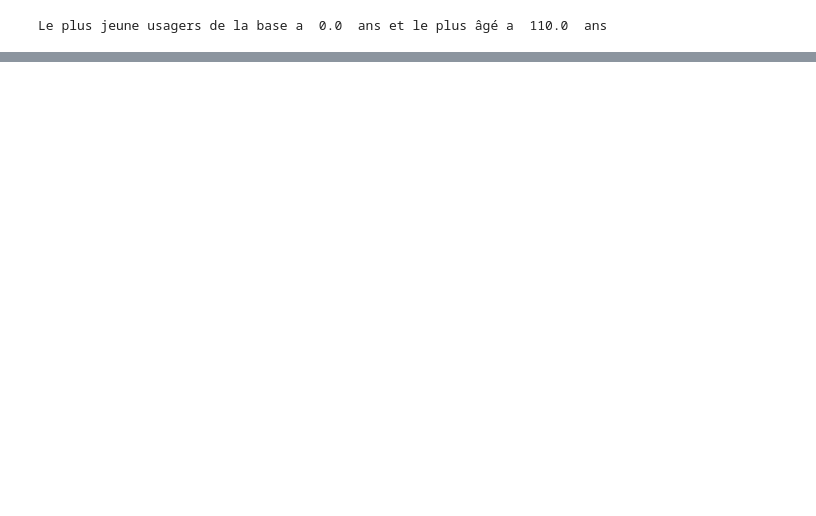
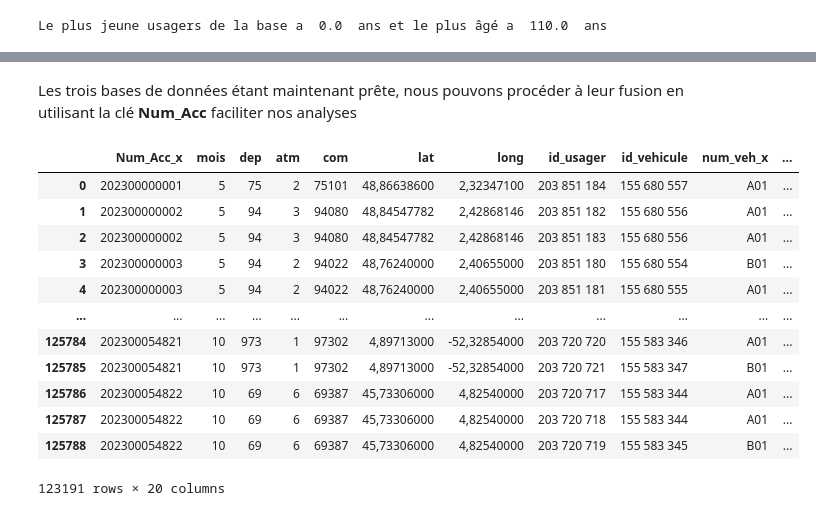
Before and after one commit to Deeson2002/Projet-python, a Jupyter notebook: Projet.ipynb, the cells around one changed output, grey strips where cells are left out. Drawn from its saved outputs; the diff is of its cells as text; code cells hidden in the pictures; blank space fills up the shorter version.

Commit message:
Complément traitement des bases

```diff
--- a/Projet.ipynb
+++ b/Projet.ipynb
@@ -238,5 +237,18 @@ La variable catégorielle âge sera codé comme suit :
    Cette catégorie regroupe des individus souvent vulnérables en raison de leurs capacités physiques ou mentales. Ils peuvent être piétons, passagers, ou conducteurs.
    Les conséquences d'un accident peuvent être plus graves pour cette tranche d'âge, ce qui en fait un groupe particulièrement intéressant à analyser dans les études de sécurité routière.
-# %%
-#Construction de la variable catégorielle âge
-usagers["age0"]=2023-usagers["age"]
+# %%
+# Création d'une variable âge à partir de l'année de naissance
+usagers['age'] = 2023 - usagers['an_nais']
+
+# Définition des intervalles et des catégories correspondantes
+#Elle a l'avantage de prendre moins de temps que la première
+bins = [0, 14, 17, 24, 64, 74, float('inf')]  # Intervalles d'âge
+code = [1, 2, 3, 4, 5, 6]                   # Catégories
+
+# Transformation de l'âge en variable catégorielle
+usagers['age'] = pd.cut(usagers['age'], bins=bins, labels=code, right=True, include_lowest=True)
+
+#Suppression de la variable an_nais
+del usagers['an_nais']
+# Vérification des résultats
+usagers
@@ -242,0 +279,22 @@ usagers["age0"]=2023-usagers["age"]
+# %% [markdown]
+Les trois bases de données étant maintenant prête, nous pouvons procéder à leur fusion en utilisant la clé **Num_Acc** faciliter nos analyses
+# %%
+#Fusion des bases caract-2023 et usagers-2023
+data = pd.merge(caract,usagers, on='Num_Acc', how='left')
+data=pd.merge(data,vehicules,on='id_vehicule',how="left")
+data=data.dropna()
+data
+# %% [output]
+|  | Num_Acc_x | mois | dep | atm | com | lat | long | id_usager | id_vehicule | num_veh_x | ... |
+| 0 | 202300000001 | 5 | 75 | 2 | 75101 | 48,86638600 | 2,32347100 | 203 851 184 | 155 680 557 | A01 | ... |
+| 1 | 202300000002 | 5 | 94 | 3 | 94080 | 48,84547782 | 2,42868146 | 203 851 182 | 155 680 556 | A01 | ... |
+| 2 | 202300000002 | 5 | 94 | 3 | 94080 | 48,84547782 | 2,42868146 | 203 851 183 | 155 680 556 | A01 | ... |
+| 3 | 202300000003 | 5 | 94 | 2 | 94022 | 48,76240000 | 2,40655000 | 203 851 180 | 155 680 554 | B01 | ... |
+| 4 | 202300000003 | 5 | 94 | 2 | 94022 | 48,76240000 | 2,40655000 | 203 851 181 | 155 680 555 | A01 | ... |
+| ... | ... | ... | ... | ... | ... | ... | ... | ... | ... | ... | ... |
+| 125784 | 202300054821 | 10 | 973 | 1 | 97302 | 4,89713000 | -52,32854000 | 203 720 720 | 155 583 346 | A01 | ... |
+| 125785 | 202300054821 | 10 | 973 | 1 | 97302 | 4,89713000 | -52,32854000 | 203 720 721 | 155 583 347 | B01 | ... |
+| 125786 | 202300054822 | 10 | 69 | 6 | 69387 | 45,73306000 | 4,82540000 | 203 720 717 | 155 583 344 | A01 | ... |
+| 125787 | 202300054822 | 10 | 69 | 6 | 69387 | 45,73306000 | 4,82540000 | 203 720 718 | 155 583 344 | A01 | ... |
+| 125788 | 202300054822 | 10 | 69 | 6 | 69387 | 45,73306000 | 4,82540000 | 203 720 719 | 155 583 345 | B01 | ... |
+123191 rows × 20 columns
```
Also changed, not shown: parts of 6 cells of this notebook.
